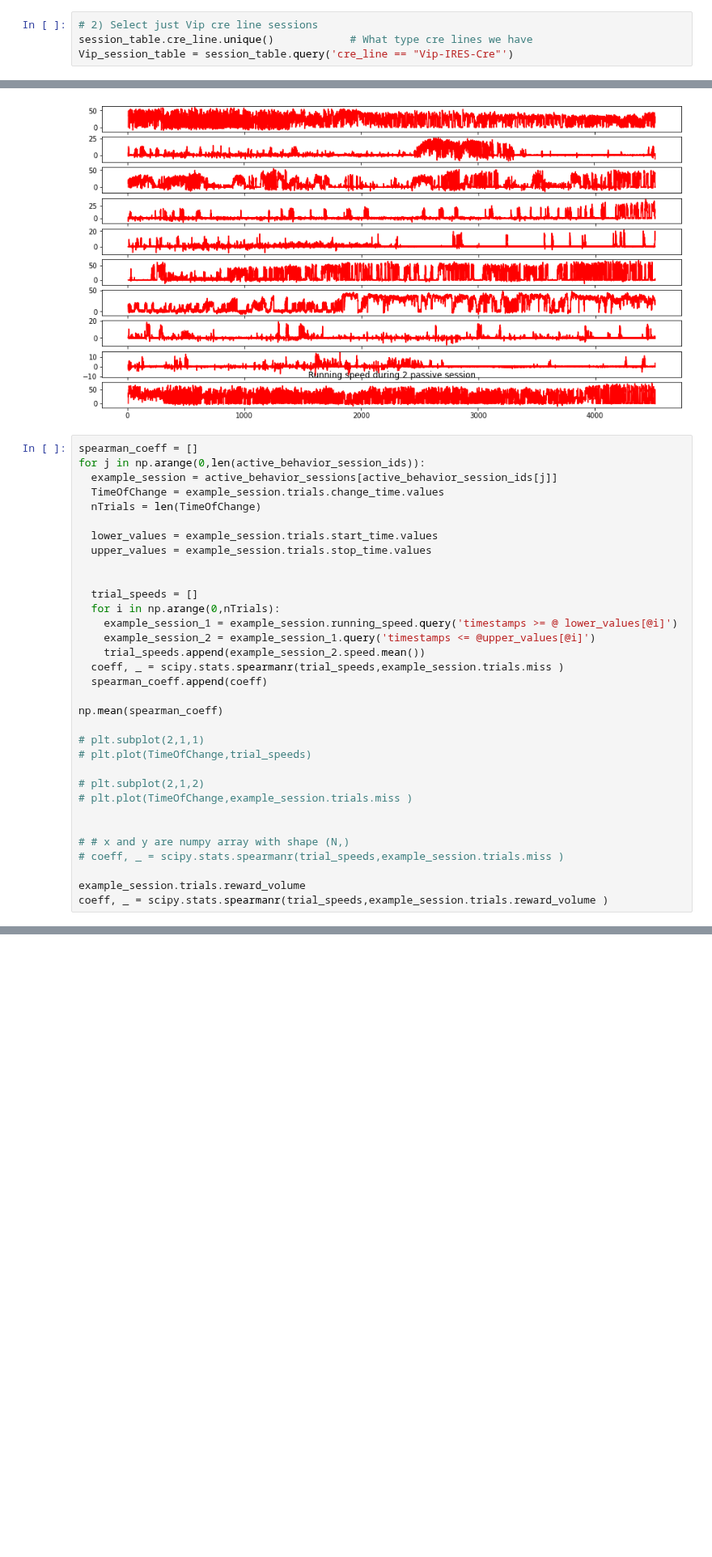
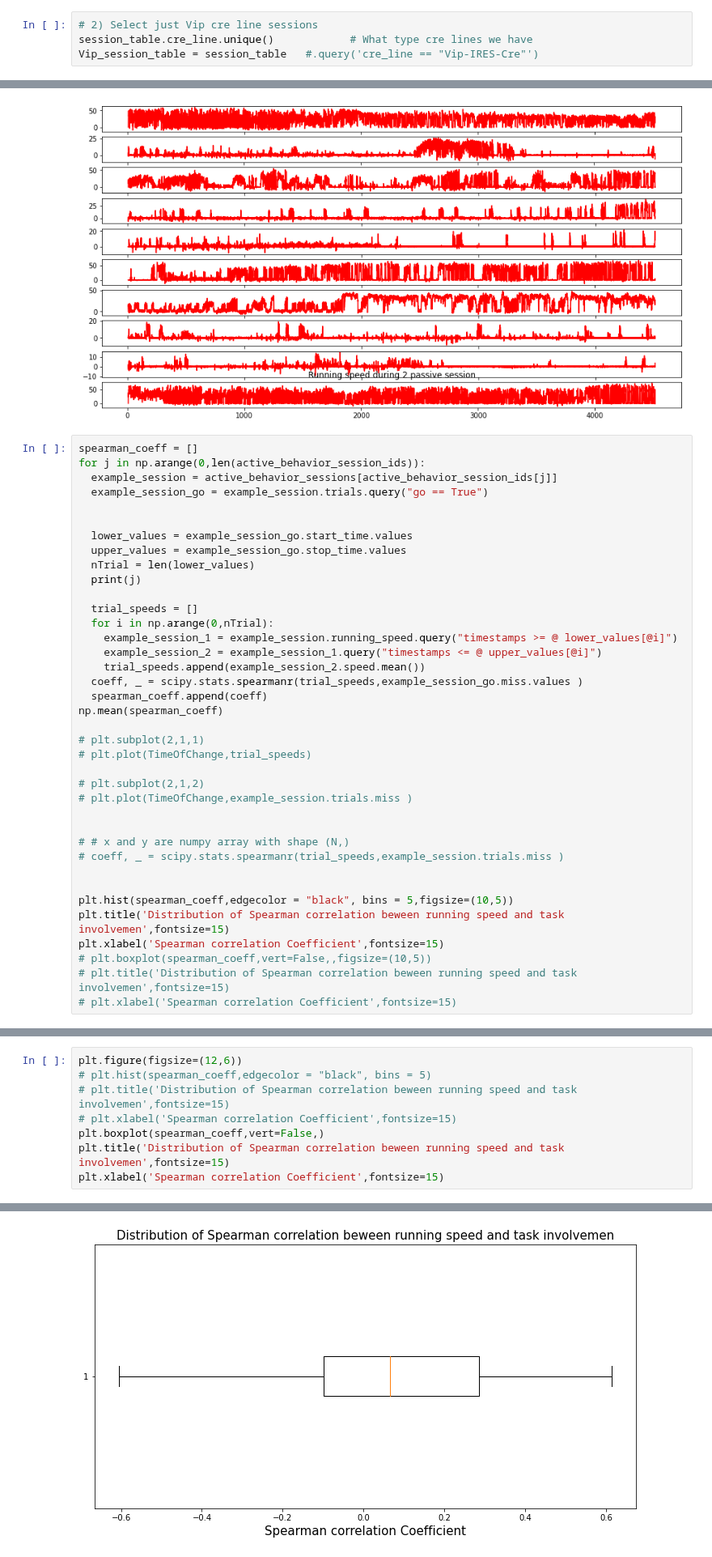
Before and after one commit to MiladQolami/NeuroMatch_2022_group_project, a Jupyter notebook: Coding_Exercise.ipynb, the cells around one changed output, grey strips where cells are left out. Shown at 81% size. Cells and saved outputs as stored; diff of their text form; blank space fills up the shorter version.

```diff
--- a/Coding_Exercise.ipynb
+++ b/Coding_Exercise.ipynb
@@ -341,7 +341,7 @@ len(session_table)
 # %%
 # 2) Select just Vip cre line sessions
 session_table.cre_line.unique()            # What type cre lines we have
-Vip_session_table = session_table.query('cre_line == "Vip-IRES-Cre"')
+Vip_session_table = session_table   #.query('cre_line == "Vip-IRES-Cre"')
 # %%
 
 # 3)  Randomly pick just 2% of active and passive sessions (you can increase precentage later)
@@ -401,21 +400,21 @@ Text(0.5, 1.0, 'Running speed during 2 passive session')
 spearman_coeff = []
 for j in np.arange(0,len(active_behavior_session_ids)):
   example_session = active_behavior_sessions[active_behavior_session_ids[j]]
-  TimeOfChange = example_session.trials.change_time.values
-  nTrials = len(TimeOfChange)
-
-  lower_values = example_session.trials.start_time.values
-  upper_values = example_session.trials.stop_time.values
+  example_session_go = example_session.trials.query("go == True")
 
 
+  lower_values = example_session_go.start_time.values
+  upper_values = example_session_go.stop_time.values
+  nTrial = len(lower_values)
+  print(j)
+
   trial_speeds = []
-  for i in np.arange(0,nTrials):
-    example_session_1 = example_session.running_speed.query('timestamps >= @ lower_values[@i]')
-    example_session_2 = example_session_1.query('timestamps <= @upper_values[@i]')
+  for i in np.arange(0,nTrial):
+    example_session_1 = example_session.running_speed.query("timestamps >= @ lower_values[@i]")
+    example_session_2 = example_session_1.query("timestamps <= @ upper_values[@i]")
     trial_speeds.append(example_session_2.speed.mean())
-  coeff, _ = scipy.stats.spearmanr(trial_speeds,example_session.trials.miss )
+  coeff, _ = scipy.stats.spearmanr(trial_speeds,example_session_go.miss.values )
   spearman_coeff.append(coeff)
-
 np.mean(spearman_coeff)
 
 # plt.subplot(2,1,1)
@@ -428,5 +427,10 @@ np.mean(spearman_coeff)
 # # x and y are numpy array with shape (N,)
 # coeff, _ = scipy.stats.spearmanr(trial_speeds,example_session.trials.miss )
 
-example_session.trials.reward_volume
-coeff, _ = scipy.stats.spearmanr(trial_speeds,example_session.trials.reward_volume )
+
+plt.hist(spearman_coeff,edgecolor = "black", bins = 5,figsize=(10,5))
+plt.title('Distribution of Spearman correlation beween running speed and task involvemen',fontsize=15)
+plt.xlabel('Spearman correlation Coefficient',fontsize=15)
+# plt.boxplot(spearman_coeff,vert=False,,figsize=(10,5))
+# plt.title('Distribution of Spearman correlation beween running speed and task involvemen',fontsize=15)
+# plt.xlabel('Spearman correlation Coefficient',fontsize=15)
@@ -432,0 +443,9 @@ coeff, _ = scipy.stats.spearmanr(trial_speeds,example_session.trials.reward_volu
+# %%
+plt.figure(figsize=(12,6))
+# plt.hist(spearman_coeff,edgecolor = "black", bins = 5)
+# plt.title('Distribution of Spearman correlation beween running speed and task involvemen',fontsize=15)
+# plt.xlabel('Spearman correlation Coefficient',fontsize=15)
+plt.boxplot(spearman_coeff,vert=False,)
+plt.title('Distribution of Spearman correlation beween running speed and task involvemen',fontsize=15)
+plt.xlabel('Spearman correlation Coefficient',fontsize=15)
+# %% [output]
@@ -432,0 +453 @@ coeff, _ = scipy.stats.spearmanr(trial_speeds,example_session.trials.reward_volu
+[figure, added]
```
Also changed, not shown: parts of 17 cells of this notebook.
